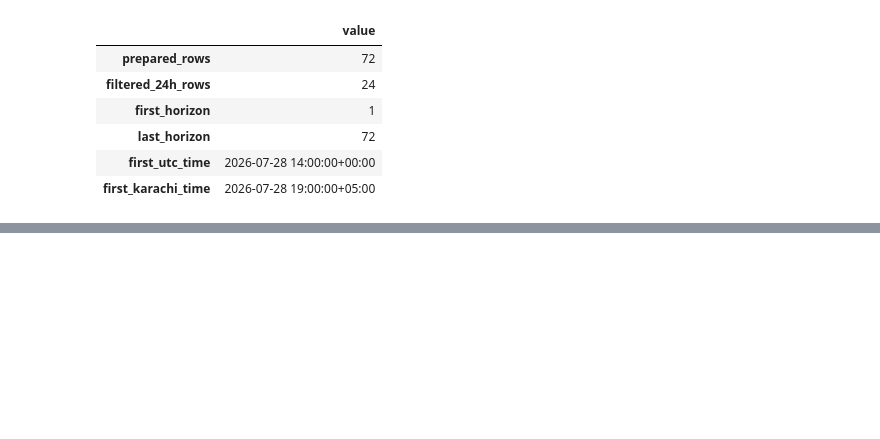
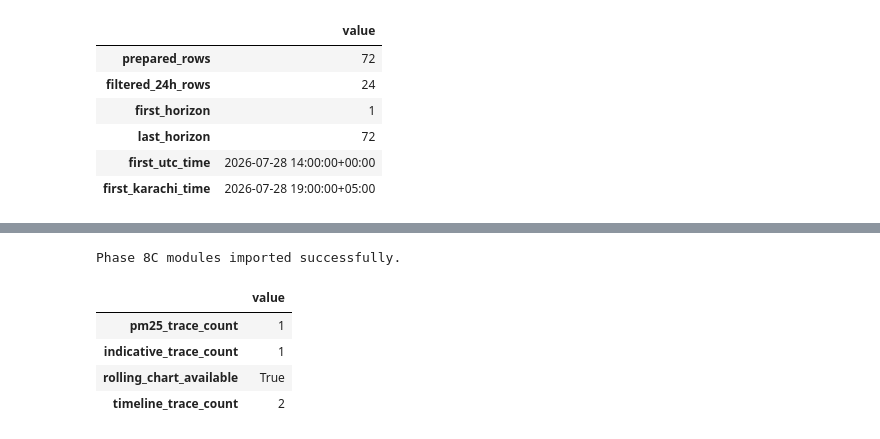
Before and after one commit to riyanj220/pearls-aqi-predictor, a Jupyter notebook: notebooks/09_build_streamlit_dashboard.ipynb, the cells around one changed output, grey strips where cells are left out. Cells and saved outputs as stored; diff of their text form; code cells hidden in the pictures; blank space fills up the shorter version.

```diff
--- a/notebooks/09_build_streamlit_dashboard.ipynb
+++ b/notebooks/09_build_streamlit_dashboard.ipynb
@@ -1925,0 +1907,80 @@ display(
+# %%
+from dashboard.components.forecast_charts import (
+    build_category_timeline,
+    build_indicative_aqi_chart,
+    build_pm25_chart,
+    build_rolling_aqi_chart,
+)
+from dashboard.pages.forecast import (
+    render_forecast_page,
+)
+
+print(
+    "Phase 8C modules imported successfully."
+)
+# %% [output]
+Phase 8C modules imported successfully.
+# %%
+phase_8c_chart_df = (
+    prepared_forecast_df
+    .head(24)
+    .copy()
+)
+
+pm25_chart = build_pm25_chart(
+    phase_8c_chart_df
+)
+
+indicative_chart = (
+    build_indicative_aqi_chart(
+        phase_8c_chart_df
+    )
+)
+
+rolling_chart = build_rolling_aqi_chart(
+    phase_8c_chart_df
+)
+
+timeline_chart = build_category_timeline(
+    phase_8c_chart_df
+)
+
+chart_validation_summary = {
+    "pm25_trace_count": len(
+        pm25_chart.data
+    ),
+    "indicative_trace_count": len(
+        indicative_chart.data
+    ),
+    "rolling_chart_available": (
+        rolling_chart is not None
+    ),
+    "timeline_trace_count": len(
+        timeline_chart.data
+    ),
+}
+
+display(
+    pd.Series(
+        chart_validation_summary,
+        name="value",
+    ).to_frame()
+)
+
+assert chart_validation_summary[
+    "pm25_trace_count"
+] >= 1
+
+assert chart_validation_summary[
+    "indicative_trace_count"
+] >= 1
+
+assert chart_validation_summary[
+    "timeline_trace_count"
+] >= 1
+# %% [output]
+|  | value |
+| pm25_trace_count | 1 |
+| indicative_trace_count | 1 |
+| rolling_chart_available | True |
+| timeline_trace_count | 2 |
```
Also changed, not shown: parts of 7 cells of this notebook, 8 other files.
